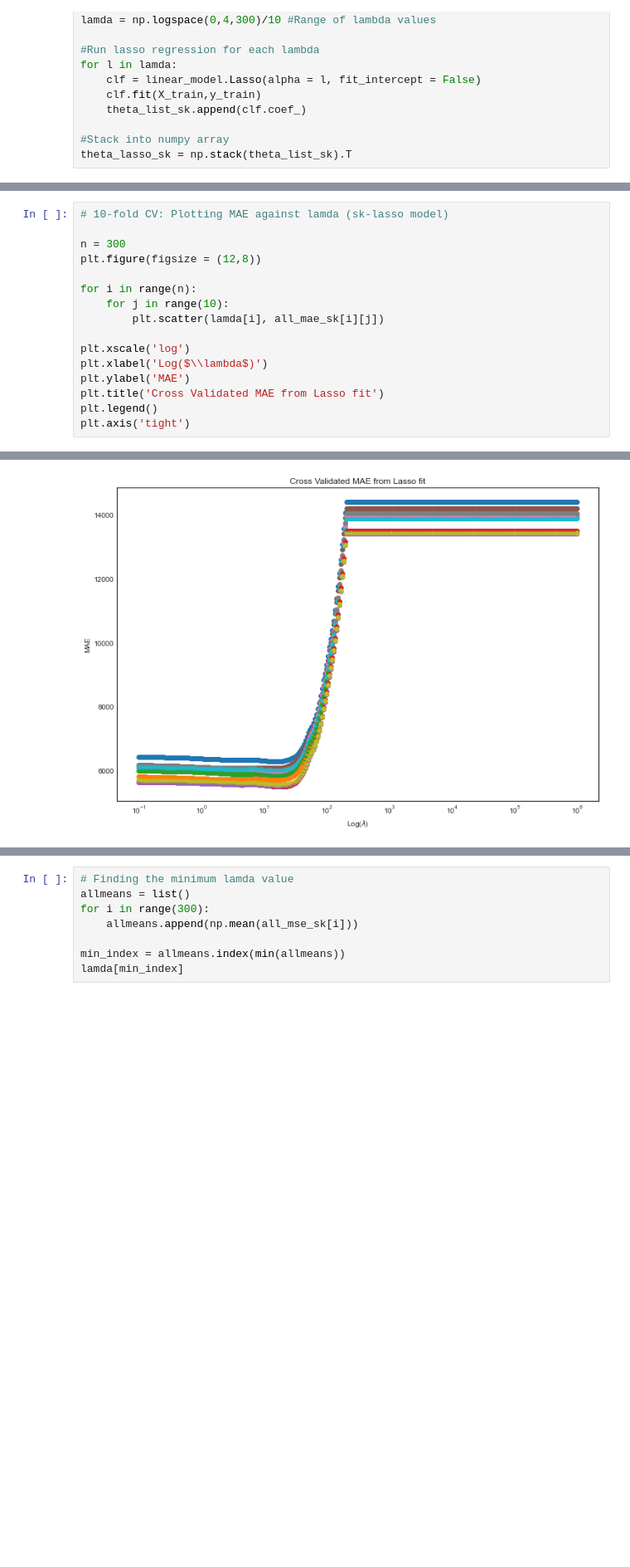
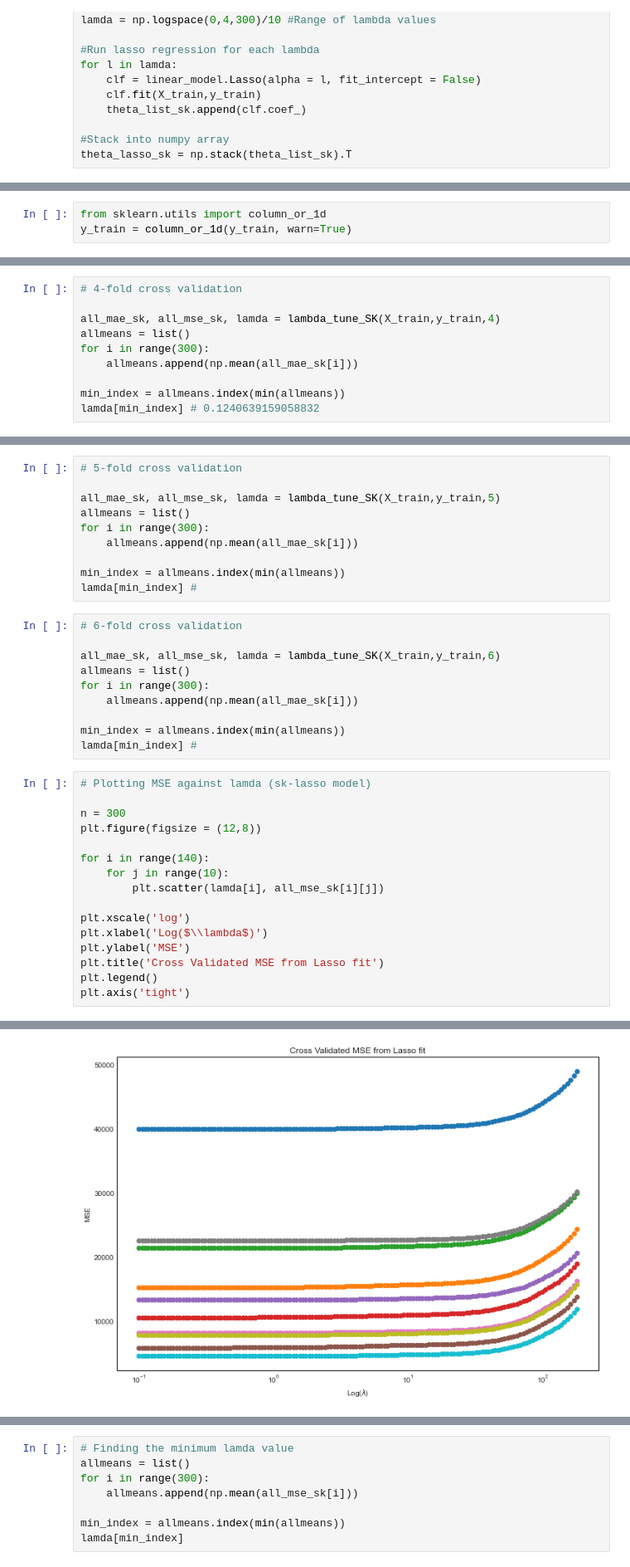
Before and after one commit to Sgipn/Airbnb_PricePred, a Jupyter notebook: notebooks/Lasso Regression.ipynb, the cells around one changed output, grey strips where cells are left out. Shown at 83% size. Cells and saved outputs as stored; diff of their text form; blank space fills up the shorter version.

```diff
--- a/notebooks/Lasso Regression.ipynb
+++ b/notebooks/Lasso Regression.ipynb
@@ -389,0 +315,3 @@ plt.axis('tight')
+# %%
+from sklearn.utils import column_or_1d
+y_train = column_or_1d(y_train, warn=True)
@@ -429,0 +388,10 @@ NameError: name 'X_train' is not defined
+# %%
+# 4-fold cross validation
+
+all_mae_sk, all_mse_sk, lamda = lambda_tune_SK(X_train,y_train,4)
+allmeans = list()
+for i in range(300):
+    allmeans.append(np.mean(all_mae_sk[i]))
+
+min_index = allmeans.index(min(allmeans))
+lamda[min_index] # 0.1240639159058832
@@ -430,17 +400,37 @@ NameError: name 'X_train' is not defined
+# %%
+# 5-fold cross validation
+
+all_mae_sk, all_mse_sk, lamda = lambda_tune_SK(X_train,y_train,5)
+allmeans = list()
+for i in range(300):
+    allmeans.append(np.mean(all_mae_sk[i]))
+
+min_index = allmeans.index(min(allmeans))
+lamda[min_index] #
+# %%
+# 6-fold cross validation
+
+all_mae_sk, all_mse_sk, lamda = lambda_tune_SK(X_train,y_train,6)
+allmeans = list()
+for i in range(300):
+    allmeans.append(np.mean(all_mae_sk[i]))
+
+min_index = allmeans.index(min(allmeans))
+lamda[min_index] #
 # %%
-# 10-fold CV: Plotting MAE against lamda (sk-lasso model)
+# Plotting MSE against lamda (sk-lasso model)
 
 n = 300
 plt.figure(figsize = (12,8))
 
-for i in range(n):
+for i in range(140):
     for j in range(10):
-        plt.scatter(lamda[i], all_mae_sk[i][j])
+        plt.scatter(lamda[i], all_mse_sk[i][j])
 
 plt.xscale('log')
 plt.xlabel('Log($\\lambda$)')
-plt.ylabel('MAE')
-plt.title('Cross Validated MAE from Lasso fit')
+plt.ylabel('MSE')
+plt.title('Cross Validated MSE from Lasso fit')
 plt.legend()
 plt.axis('tight')
 # %% [output]
@@ -449 +439 @@ No handles with labels found to put in legend.
-[figure, old version]
+[figure, new version]
```
Also changed, not shown: parts of 56 cells of this notebook.
